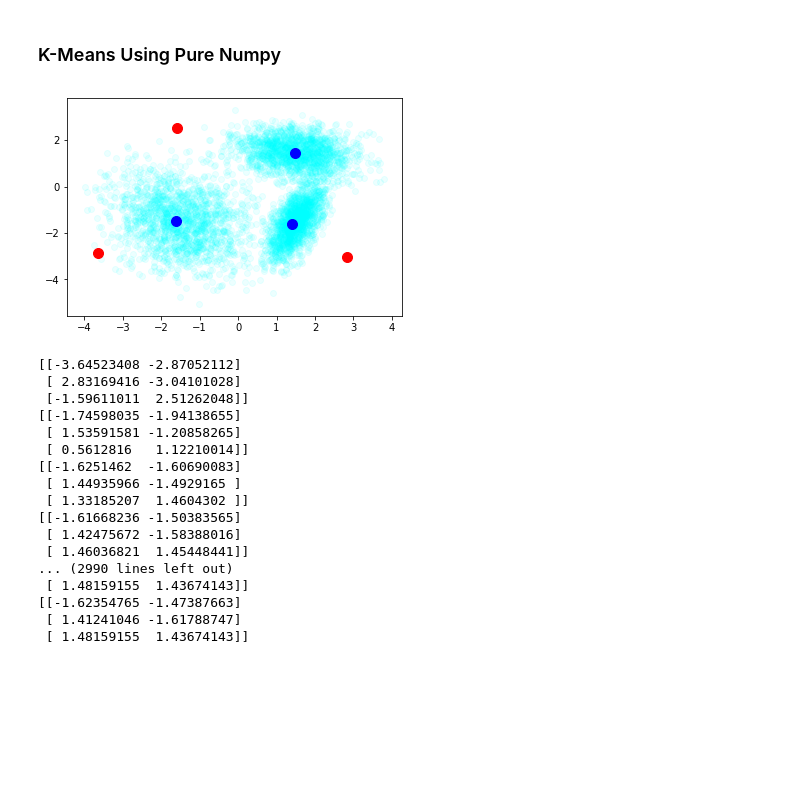
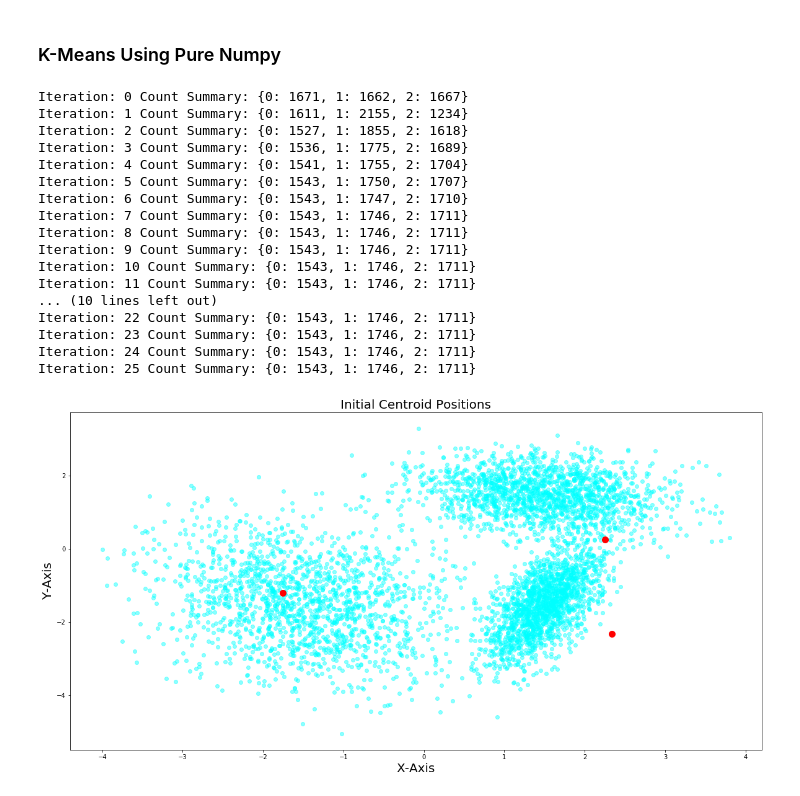
Before and after one commit to grantaguinaldo/data-templates, a Jupyter notebook: kmeans_from_scratch.ipynb, the cells around one changed output. Cells and saved outputs as stored; diff of their text form; code cells hidden in the pictures; blank space fills up the shorter version.

```diff
--- a/kmeans_from_scratch.ipynb
+++ b/kmeans_from_scratch.ipynb
@@ -202,20 +180,29 @@ def new_centroid(data_x, centroids_position, k, distance_type):
     return_list_y = [data_x[new_assignment_ == each][:, 1].mean() for each in range(k)]
 
     return np.array([return_list_x, return_list_y]).T
+
+def count_summary(input_values):
+    _unique, _counts = np.unique(input_values, return_counts=True)
+    return dict(zip(_unique, _counts))
 # %%
 from sklearn.datasets.samples_generator import make_blobs
 from sklearn import datasets
 import matplotlib.pyplot as plt
+import numpy as np
+%matplotlib inline
+
 k = 3
 
-dis_type = 'manhattan'
-#dis_type = 'euclidean'
+#dis_type = 'manhattan'
+dis_type = 'euclidean'
+
+assignment_history = []
 
 # X, y = make_blobs(n_samples=10000,
 #                   n_features=2,
 #                   centers=k,
 #                   random_state=42,
-#                   cluster_std=4)
+#                   cluster_std=1.5)
 
 X, y = datasets.make_classification(n_samples=5000,
                                     n_features=10,
@@ -225,71 +212,72 @@ X, y = datasets.make_classification(n_samples=5000,
                                     shuffle=False,
                                     random_state=301)
 
+assignment_history.append(y)
+
 counter = 0
-max_iter = 1000
+max_iter = 25
 centroid_history = []
 centroids = create_centroids(data_x=X,
                              k=3)
 centroid_history.append(centroids)
+
 
 while counter <= max_iter:
     distances = calculate_distance(data_x=X,
                                    centroid_data=centroid_history[-1],
                                    k=3,
                                    distance_type = dis_type)
 
     assignments = new_assignment(data_x=X,
                                  centroids_position=centroid_history[-1],
                                  k=3,
                                  distance_type = dis_type)
 
+    assignment_history.append(assignments)
+
     centroids = new_centroid(data_x=X,
                              centroids_position=centroid_history[-1],
                              k=3,
                              distance_type = dis_type)
 
     centroid_history.append(centroids)
+
+    print('Iteration: {} Count Summary: {}'.format(counter, count_summary(assignment_history[counter])))
+
     counter += 1
 
+plt.figure(figsize=(20,10))
 plt.scatter(centroid_history[0][: , 0],
             centroid_history[0][: , 1],
             color='red',
             s=100,
             zorder=500,
             alpha=1)
 
-plt.scatter(centroid_history[-1][: , 0],
-            centroid_history[-1][: , 1],
-            color='Blue',
-            s=100,
-            zorder=500,
-            alpha=1)
-
 plt.scatter(X[:, 0],
             X[:, 1],
             color='cyan',
-            alpha=0.075)
+            alpha=0.45)
+plt.title('Initial Centroid Positions', fontsize=20)
+plt.xlabel('X-Axis', fontsize=20)
+plt.ylabel('Y-Axis', fontsize=20)
 plt.show()
 # %% [output]
+Iteration: 0 Count Summary: {0: 1671, 1: 1662, 2: 1667}
+Iteration: 1 Count Summary: {0: 1611, 1: 2155, 2: 1234}
+Iteration: 2 Count Summary: {0: 1527, 1: 1855, 2: 1618}
+Iteration: 3 Count Summary: {0: 1536, 1: 1775, 2: 1689}
+Iteration: 4 Count Summary: {0: 1541, 1: 1755, 2: 1704}
+Iteration: 5 Count Summary: {0: 1543, 1: 1750, 2: 1707}
+Iteration: 6 Count Summary: {0: 1543, 1: 1747, 2: 1710}
+Iteration: 7 Count Summary: {0: 1543, 1: 1746, 2: 1711}
+Iteration: 8 Count Summary: {0: 1543, 1: 1746, 2: 1711}
+Iteration: 9 Count Summary: {0: 1543, 1: 1746, 2: 1711}
+Iteration: 10 Count Summary: {0: 1543, 1: 1746, 2: 1711}
+Iteration: 11 Count Summary: {0: 1543, 1: 1746, 2: 1711}
+... (10 lines left out)
+Iteration: 22 Count Summary: {0: 1543, 1: 1746, 2: 1711}
+Iteration: 23 Count Summary: {0: 1543, 1: 1746, 2: 1711}
+Iteration: 24 Count Summary: {0: 1543, 1: 1746, 2: 1711}
+Iteration: 25 Count Summary: {0: 1543, 1: 1746, 2: 1711}
-[figure, old version]
+[figure, new version]
-# %%
-for each in range(len(centroid_history)):
-    print(centroid_history[each])
-# %% [output]
-[[-3.64523408 -2.87052112]
- [ 2.83169416 -3.04101028]
- [-1.59611011  2.51262048]]
-[[-1.74598035 -1.94138655]
- [ 1.53591581 -1.20858265]
- [ 0.5612816   1.12210014]]
-[[-1.6251462  -1.60690083]
- [ 1.44935966 -1.4929165 ]
- [ 1.33185207  1.4604302 ]]
-[[-1.61668236 -1.50383565]
- [ 1.42475672 -1.58388016]
- [ 1.46036821  1.45448441]]
-... (2990 lines left out)
- [ 1.48159155  1.43674143]]
-[[-1.62354765 -1.47387663]
- [ 1.41241046 -1.61788747]
- [ 1.48159155  1.43674143]]
```
Also changed, not shown: parts of 6 cells of this notebook, 1 other file.
